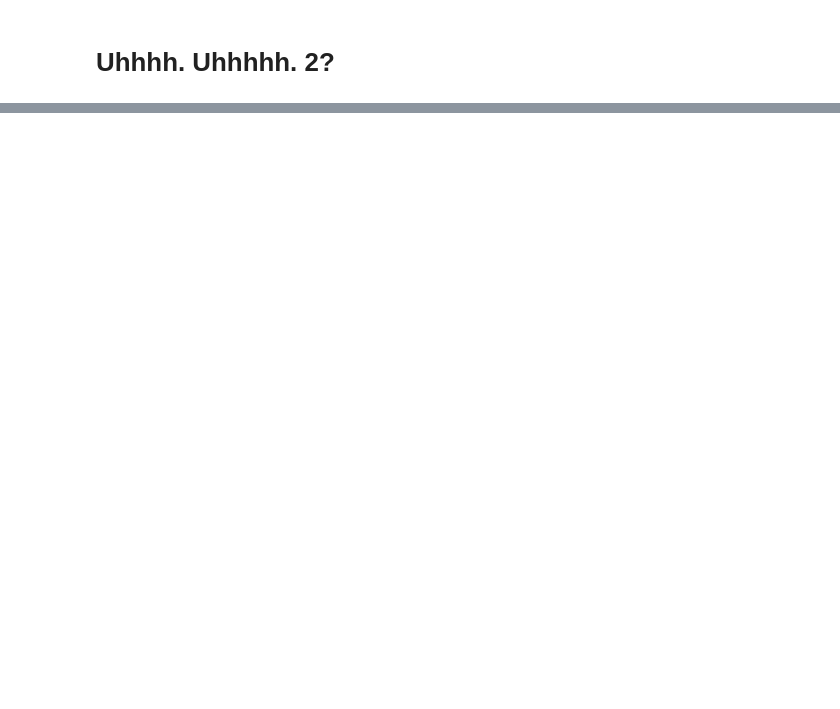
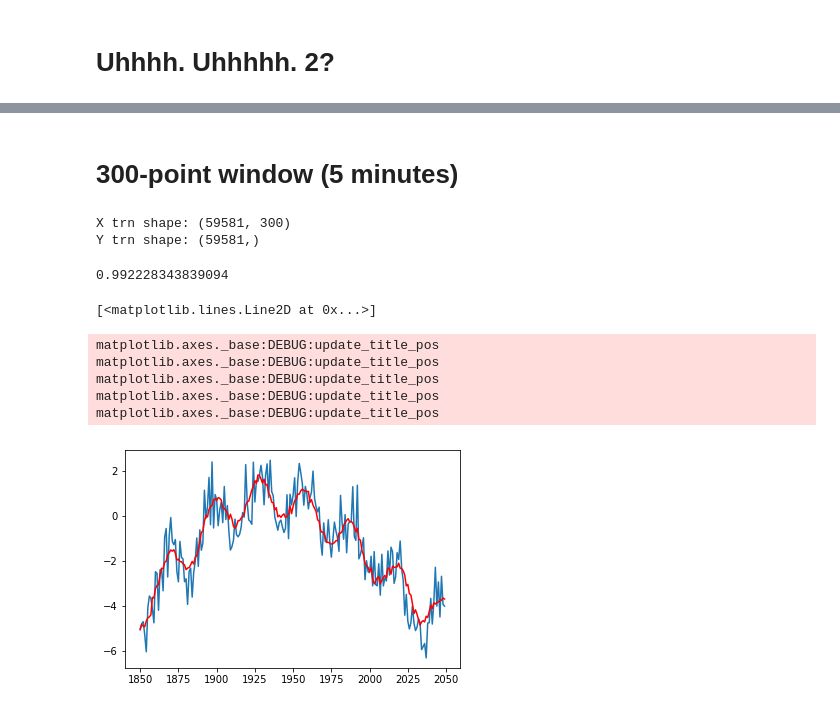
Before and after one commit to krbnite/krbnite.github.io, a Jupyter notebook: _notebooks/Next-Point-Forecast-with-RF.ipynb, the cells around one changed output, grey strips where cells are left out. Drawn from its saved outputs; the diff is of its cells as text; code cells hidden in the pictures; blank space fills up the shorter version.

Commit message:
Update RF next point forecast notebook

```diff
--- a/_notebooks/Next-Point-Forecast-with-RF.ipynb
+++ b/_notebooks/Next-Point-Forecast-with-RF.ipynb
@@ -498,0 +410,5 @@ Y trn shape: (60436,)
+# %%
+rf2 = RandomForestRegressor(n_estimators=100, max_features=2, n_jobs=-1)
+rf2.fit(x_trn, y_trn)
+p2 = rf2.predict(x_val)
+r2_score(y_val, p2)
@@ -517,0 +468,23 @@ now, or a less noisy 10-30 second avg 10mins from now...?
+# %%
+def trn_val_data(
+    signal,
+    win_size,
+    prediction_point = 1,
+    trn_sz=0.7,
+):
+
+    split_point = round(len(signal)*trn_sz)
+
+    sig_trn = signal[:split_point]
+    data_trn = make_views(sig_trn.reshape(-1,1) ,win_size + prediction_point, 1)
+    x_trn = data_trn[:, :win_size].squeeze()
+    y_trn = data_trn[:, win_size + prediction_point - 1].ravel()
+
+    sig_val = signal[split_point:]
+    data_val = make_views(sig_val.reshape(-1,1), win_size + prediction_point, 1)
+    x_val = data_val[:, :win_size].squeeze()
+    y_val = data_val[:, win_size  + prediction_point - 1].ravel()
+
+    print('X trn shape:', x_trn.shape, '\nY trn shape:', y_trn.shape)
+
+    return x_trn, y_trn, x_val, y_val
@@ -517,0 +545,25 @@ now, or a less noisy 10-30 second avg 10mins from now...?
+# %% [markdown]
+# 300-point window (5 minutes)
+# %%
+x_trn, y_trn, x_val, y_val = trn_val_data(sig, win_size=300, prediction_point=60*10)
+# %% [output]
+X trn shape: (59581, 300)
+Y trn shape: (59581,)
+# %%
+rf = RandomForestRegressor(n_estimators=100, max_features=2, n_jobs=-1)
+rf.fit(x_trn, y_trn)
+p = rf.predict(x_val)
+r2_score(y_val, p)
+# %% [output]
+0.992228343839094
+# %%
+plt.plot(t[1850:2050], y_val[50:250])
+plt.plot(t[1850:2050], p[50:250],'red')
+# %% [output]
+[<matplotlib.lines.Line2D at 0x...>]
+matplotlib.axes._base:DEBUG:update_title_pos
+matplotlib.axes._base:DEBUG:update_title_pos
+matplotlib.axes._base:DEBUG:update_title_pos
+matplotlib.axes._base:DEBUG:update_title_pos
+matplotlib.axes._base:DEBUG:update_title_pos
+[figure, added]
```
Also changed, not shown: parts of 97 cells of this notebook.
